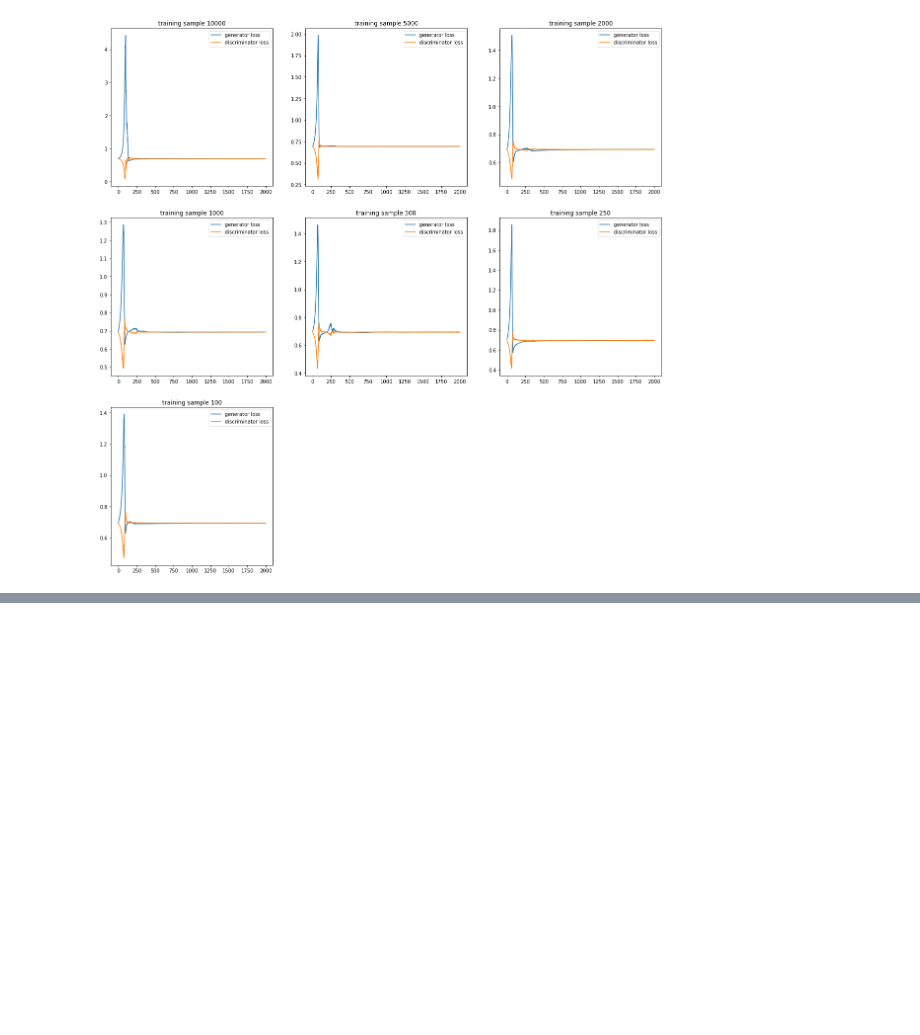
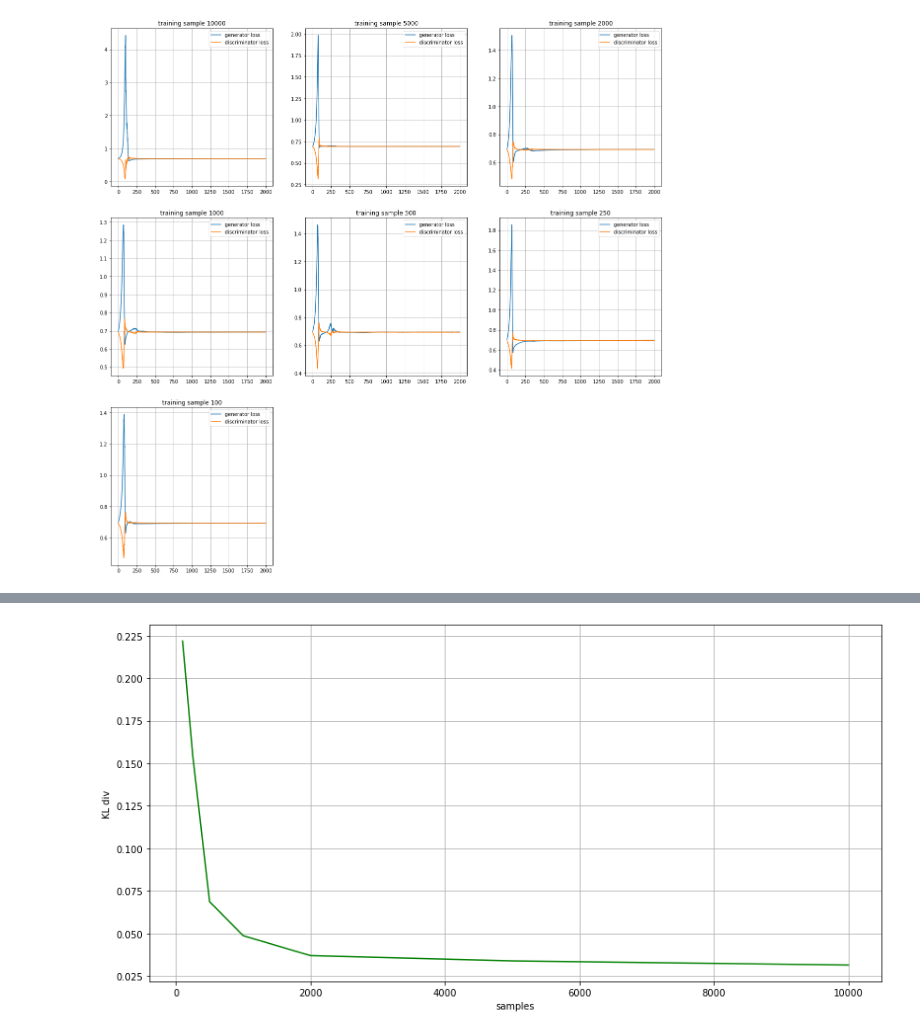
Before and after one commit to Edoardo-Pedicillo/Tesi_magistrale, a Jupyter notebook: logistic_10_params/logistic_samples.ipynb, the cells around one changed output, grey strips where cells are left out. Drawn from its saved outputs; the diff is of its cells as text; code cells hidden in the pictures; blank space fills up the shorter version.

```diff
--- a/logistic_10_params/logistic_samples.ipynb
+++ b/logistic_10_params/logistic_samples.ipynb
@@ -102,3 +113,12 @@ for i in range(len(tr_samples)):
+# %%
+pyplot.figure(figsize=(14,7))
+pyplot.plot(tr_samples,kl,color="green")
+pyplot.xlabel("samples")
+pyplot.ylabel("KL div")
+pyplot.grid()
+pyplot.show()
+# %% [output]
+[figure, added]
 # %%
 from IPython.display import display
 moments = pd.DataFrame(
```
Also changed, not shown: parts of 4 cells of this notebook, 2 other files.
